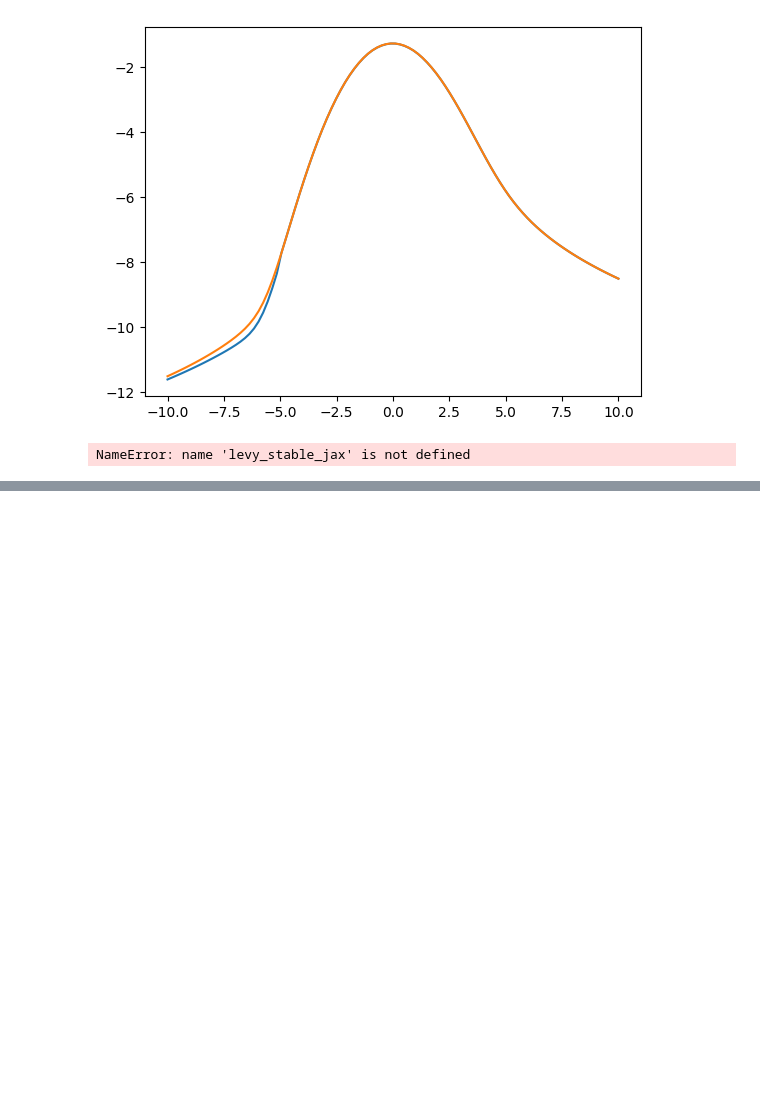
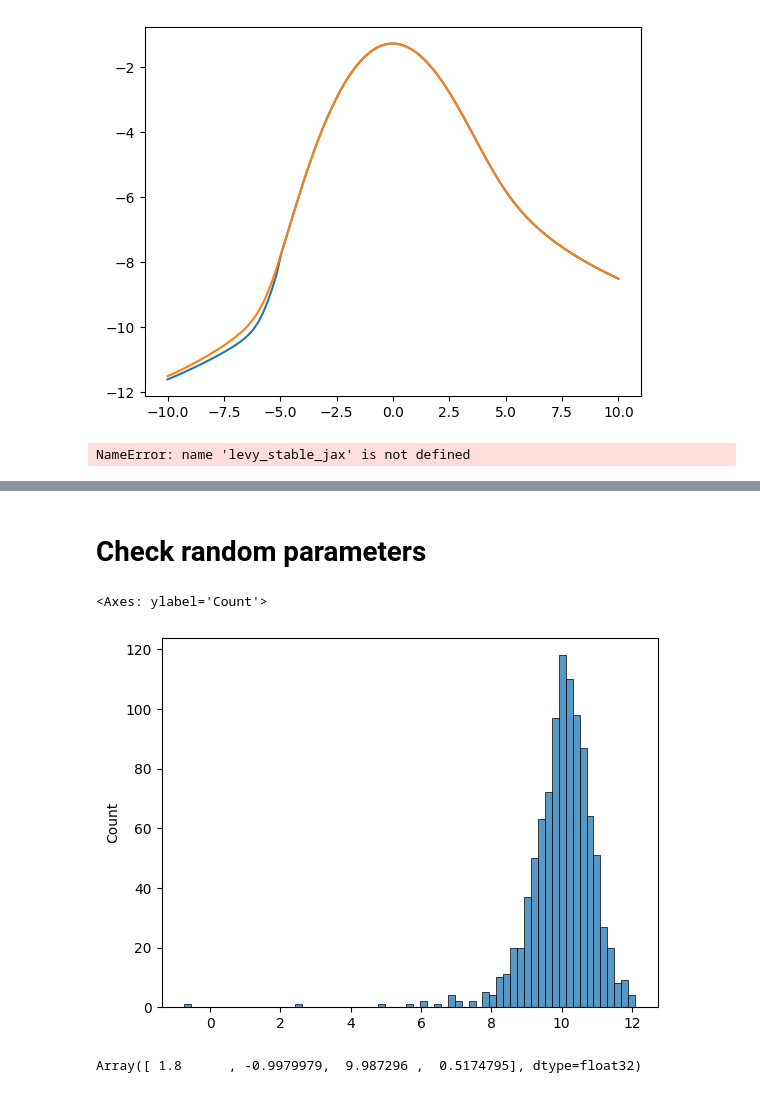
Before and after one commit to tjhunter/levy-stable-jax, a Jupyter notebook: notebooks/_explo.ipynb, the cells around one changed output, grey strips where cells are left out. Cells and saved outputs as stored; diff of their text form; code cells hidden in the pictures; blank space fills up the shorter version.

```diff
--- a/notebooks/explo.ipynb
+++ b/notebooks/_explo.ipynb
@@ -161,0 +89,10 @@ lpdf[:, 0, 0]
+# %% [markdown]
+# Check random parameters
+# %%
+prng = jax.random.PRNGKey(1)
+ys = lsj.rvs(alpha=1.8, beta=-1.0,loc=10.0, scale=0.5,param="N1",prng=prng,shape=(1000,))
+# %%
+sns.histplot(ys)
+# %% [output]
+<Axes: ylabel='Count'>
+[figure, added]
@@ -161,0 +101,4 @@ lpdf[:, 0, 0]
+# %%
+lsj.estimation.fit_ll(ys, alpha=1.8, beta=None, param="N1")
+# %% [output]
+Array([ 1.8      , -0.9979979,  9.987296 ,  0.5174795], dtype=float32)
```
Also changed, not shown: parts of 16 cells of this notebook, 7 other files.
